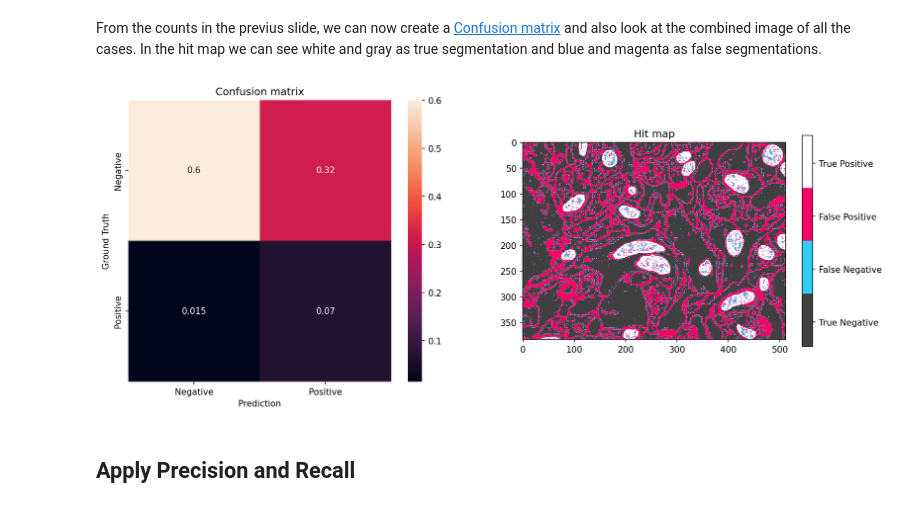
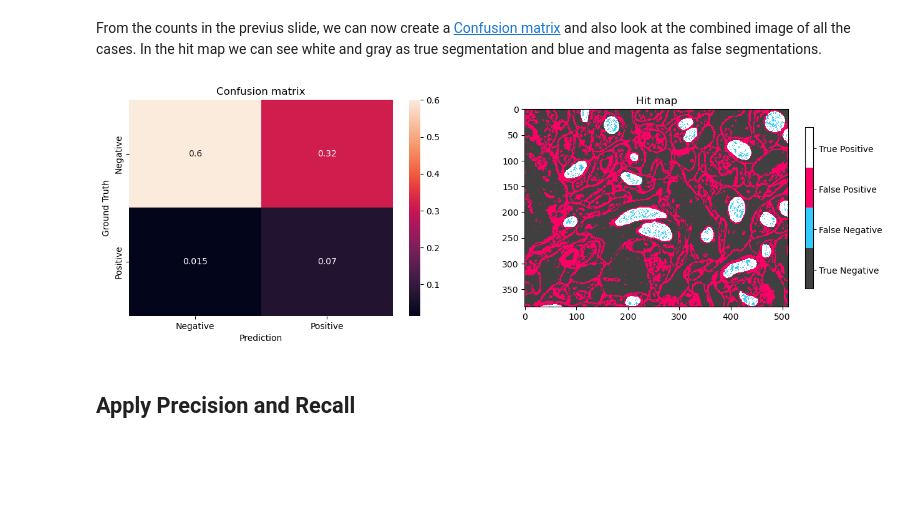
Before and after one commit to ImagingLectures/Quantitative-Big-Imaging-2024, a Jupyter notebook: Lectures/Lecture-04/04-BasicSegmentation_Part2.ipynb, the cells around one changed output. Drawn from its saved outputs; the diff is of its cells as text; code cells hidden in the pictures; blank space fills up the shorter version.

```diff
--- a/Lectures/Lecture-04/04-BasicSegmentation_Part2.ipynb
+++ b/Lectures/Lecture-04/04-BasicSegmentation_Part2.ipynb
@@ -136,10 +138,10 @@ for real_img_idx, n_ax in zip([0, 1], m_ax):
 # %% [markdown]
 From the counts in the previus slide, we can now create a [Confusion matrix](https://towardsdatascience.com/understanding-confusion-matrix-a9ad42dcfd62) and also look at the combined image of all the cases. In the hit map we can see white and gray as true segmentation and blue and magenta as false segmentations.
 # %%
-fig,ax=plt.subplots(1,2,figsize=(15,6),dpi=150)
+fig,ax=plt.subplots(1,2,figsize=(15,4.5))
 ps.showHitMap(cell_seg,thresh_img,ax=ax) # this is a handy support function provided with the notebook
 # %% [output]
-[figure, old version]
+[figure, new version]
 # %% [markdown]
 ## Apply Precision and Recall
 # %% [markdown]
```
Also changed, not shown: parts of 12 cells of this notebook.
